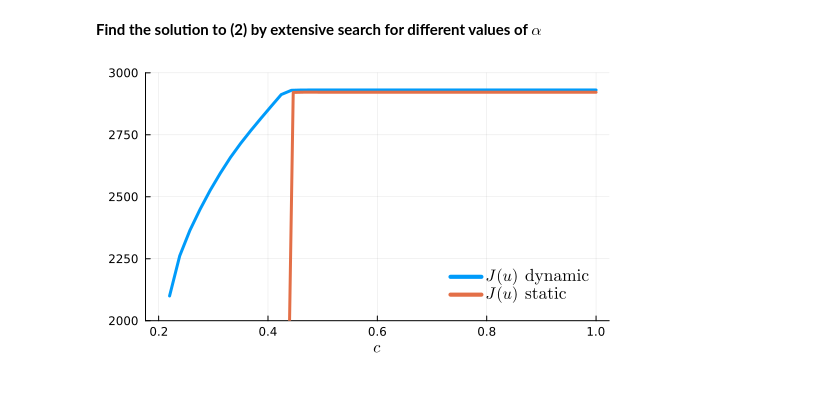
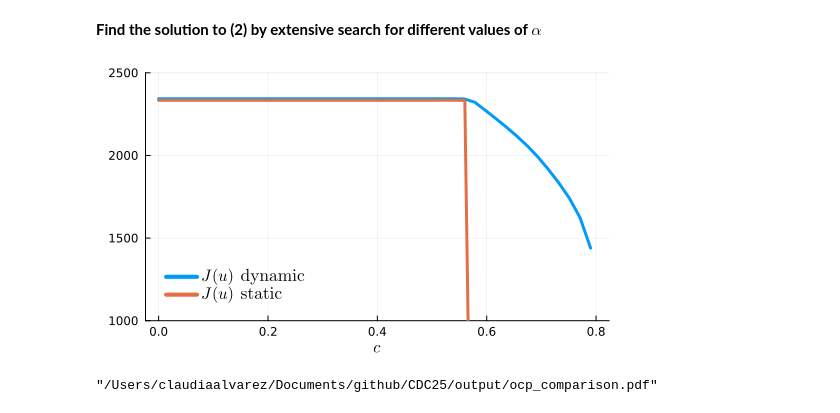
Before and after one commit to calvarezlatuz/ECC26, a Jupyter notebook: static_optimization.ipynb, the cells around one changed output. Drawn from its saved outputs; the diff is of its cells as text; code cells hidden in the pictures.

```diff
--- a/static_optimization.ipynb
+++ b/static_optimization.ipynb
@@ -242,15 +243,20 @@ end
 # load the dynamic optimization results to compare
 OF_dynamic = load("sol_dyn.jld")["OF_list"] ;
 # %%
-x_1 = OF_dynamic[:,3]
-x_2 = OF_static[:,3]
+x_1 = [1-x for x in OF_dynamic[:,3]]
+x_2 = [1-x for x in OF_static[:,3]]
 y_1 = OF_dynamic[:,1]
 y_2 = OF_static[:,1]
 p = plot( [x_1,x_2], [y_1,y_2], lw=3, xlabel=L"c" ,
             label=[L"J(u)"*" dynamic" L"J(u)"*" static"],
-            fg_legend = :false,ylimits=(2000,3000),
+            fg_legend = :false,
+            ylimits=(1000,2500),
             size=(525,300), left_margin = 1mm,
             background_color_legend="transparent",
             legendfont = font(11,"Computer Modern"))
 # %% [output]
-[figure, old version]
+[figure, new version]
+# %%
+savefig(p, "output/ocp_comparison.pdf")
+# %% [output]
+"/Users/claudiaalvarez/Documents/github/CDC25/output/ocp_comparison.pdf"
```
Also changed, not shown: parts of 7 cells of this notebook, 12 other files.
